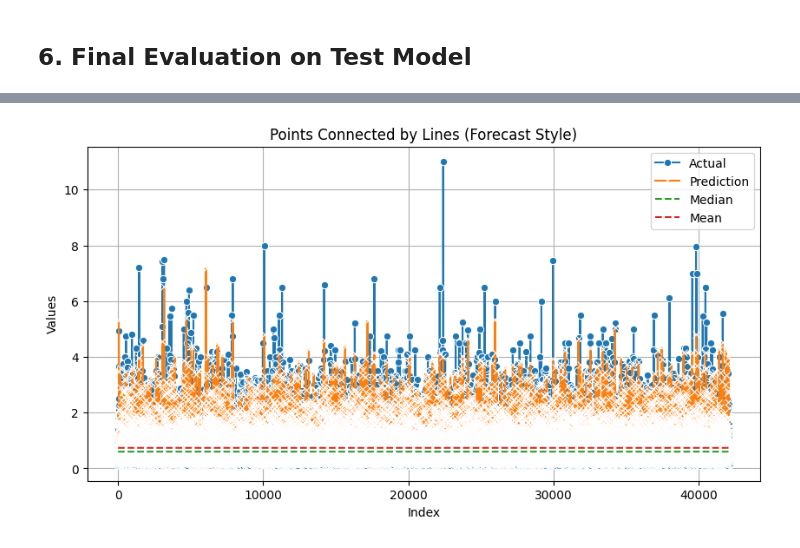
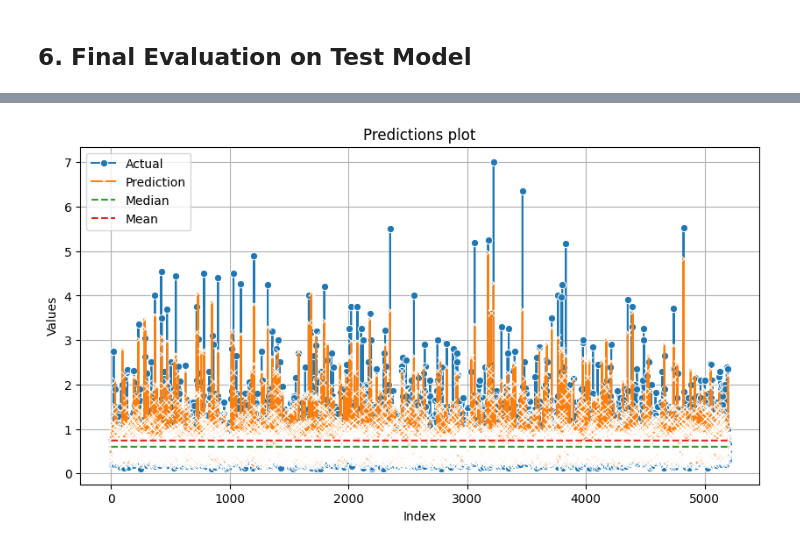
Before and after one commit to rishabhpancholi/house-price-prediction-ml-project, a Jupyter notebook: notebooks/model_training.ipynb, the cells around one changed output, grey strips where cells are left out. Saved outputs shown, nothing was run; the diff lists cells and outputs as text; code cells hidden in the pictures.

Commit message:
Updated model training file

```diff
--- a/notebooks/model_training.ipynb
+++ b/notebooks/model_training.ipynb
@@ -78,7 +84,7 @@ warnings.filterwarnings('ignore')
 # %% [markdown]
 ## 3. Reading The Data
 # %%
-PROJECT_DIR = Path(r"F:\Rishabh\House-Price-Prediction-MLOps-Project")
+PROJECT_DIR = Path(r"F:\Rishabh\house-price-prediction-ml-project")
 DATA_DIR = "data"
 # %%
 def read_data(name):
@@ -1209,30 +1012,42 @@ with mlflow.start_run(run_name = "RMSE Optimization") as run:
 # %% [markdown]
 ## 6. Final Evaluation on Test Model
 # %%
-regressor = XGBRegressor(
-    n_estimators = 189,
-    max_depth = 3,
-    learning_rate = 0.1459533351,
-    subsample = 0.9776623167,
-    colsample_bytree = 0.8668934622
+# RMSE Optimized
+regressor = RandomForestRegressor(
+    n_estimators = 80,
+    max_depth = 9,
+    max_features = None,
+    min_samples_split = 7
 )
 
 transformer = FunctionTransformer(
-                    func = np.log,
-                    inverse_func = np.exp
+                    func = lambda x:x,
+                    inverse_func = lambda x:x
                 )
 
-model_pipeline = Pipeline(steps=[
+model_pipeline_1 = Pipeline(steps=[
+                ("feature_preprocessor",feature_preprocessor),
+                ("drop_correlated",SmartCorrelatedSelection(
+                    threshold = 0.5111888911657264,
+                    selection_method = 'model_performance',
+                    estimator = DecisionTreeRegressor(),
+                    scoring = 'r2'
+                )),
+                ("feature_selector",SelectBySingleFeaturePerformance(
+                    estimator = DecisionTreeRegressor(),
+                    scoring = 'r2',
+                    threshold = 0.00595187299736142)
+                ),
                 ("model", TransformedTargetRegressor(
                     regressor=regressor,
                     transformer=transformer
                 ))
             ])
 
-model_pipeline.fit(X_train_preprocessed,y_train)
-y_train_pred = model_pipeline.predict(X_train_preprocessed)
-y_val_pred = model_pipeline.predict(X_val_preprocessed)
-y_test_pred = model_pipeline.predict(X_test_preprocessed)
+model_pipeline_1.fit(X_train,y_train)
+y_train_pred = model_pipeline_1.predict(X_train)
+y_val_pred = model_pipeline_1.predict(X_val)
+y_test_pred = model_pipeline_1.predict(X_test)
 
 train_mae = mean_absolute_error(y_train,y_train_pred)
 val_mae = mean_absolute_error(y_val,y_val_pred)
@@ -1263,30 +1209,30 @@ results_df
 # %%
 def make_forecast_plot(y, y_pred):
     idx = np.arange(len(y))  # X-axis indexes
     y_median = [np.median(y)] * len(y)
     y_mean = [np.mean(y)] * len(y)
 
     df = pd.DataFrame({
         "Index": idx,
         "y": y,
         "y_pred": y_pred,
         "y_median": y_median,
         "y_mean": y_mean
     })
 
     plt.figure(figsize=(10, 5))
     sns.lineplot(data=df, x="Index", y="y", label="Actual", marker="o")
     sns.lineplot(data=df, x="Index", y="y_pred", label="Prediction", marker="x")
     sns.lineplot(data=df, x="Index", y="y_median", label="Median", linestyle="--")
     sns.lineplot(data=df, x="Index", y="y_mean", label="Mean", linestyle="--")
 
     plt.xlabel("Index")
     plt.ylabel("Values")
-    plt.title("Points Connected by Lines (Forecast Style)")
+    plt.title("Predictions plot")
     plt.grid(True)
     plt.show()
 
 # Call with your arrays
-make_forecast_plot(y_train, y_train_pred)
+make_forecast_plot(y_test, model_pipeline_2.predict(X_test))
 # %% [output]
-[figure, old version]
+[figure, new version]
```
Also changed, not shown: parts of 14 cells of this notebook.
